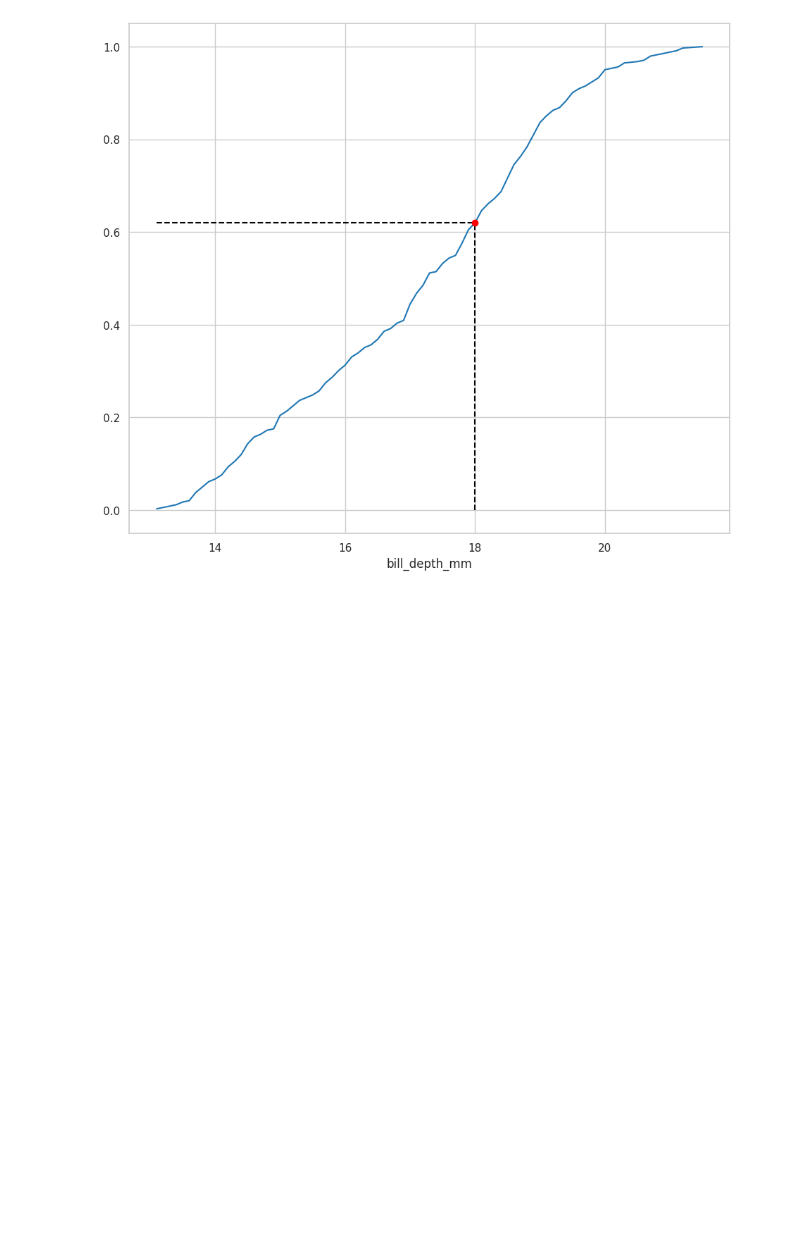
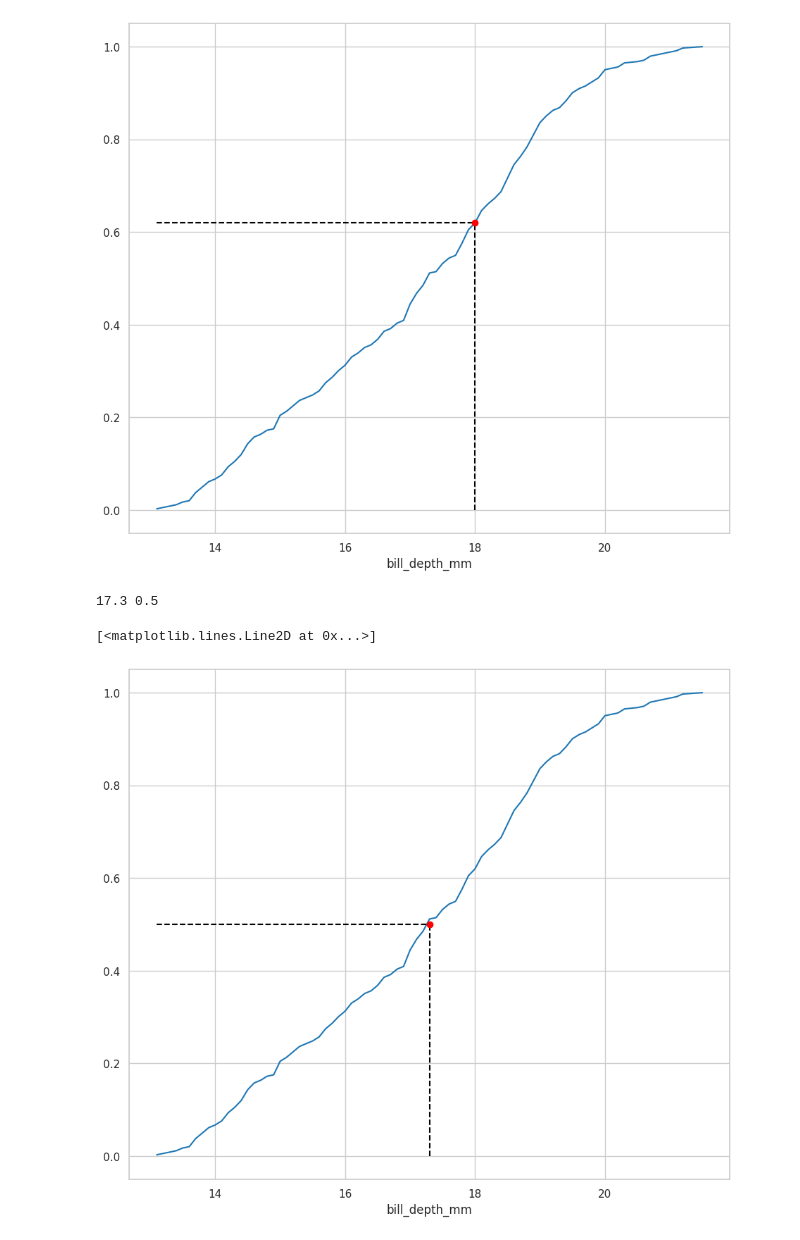
Before and after one commit to cesarmayta/BOOTCAMP_DSG1, a Jupyter notebook: dia3/06_distribuciones.ipynb, the cells around one changed output. Cells and saved outputs as stored; diff of their text form; code cells hidden in the pictures; blank space fills up the shorter version.

```diff
--- a/dia3/06_distribuciones.ipynb
+++ b/dia3/06_distribuciones.ipynb
@@ -135,3 +135,30 @@ plt.plot(q,p,'ro')
 # %% [output]
 [<matplotlib.lines.Line2D at 0x...>]
 [figure]
+# %%
+cdf_bill_depth_mm.plot()
+
+p = 0.50
+q = cdf_bill_depth_mm.inverse(p)
+print(q,p)
+
+plt.vlines(
+    x=q,
+    ymin=0,
+    ymax=p,
+    color='black',
+    linestyle='dashed'
+)
+plt.hlines(
+    y=p,
+    xmin=pmf_bill_depth_mm.q[0],
+    xmax=q,
+    color='black',
+    linestyle='dashed'
+)
+
+plt.plot(q,p,'ro')
+# %% [output]
+17.3 0.5
+[<matplotlib.lines.Line2D at 0x...>]
+[figure, added]
```
Also changed, not shown: parts of 1 cell of this notebook.
